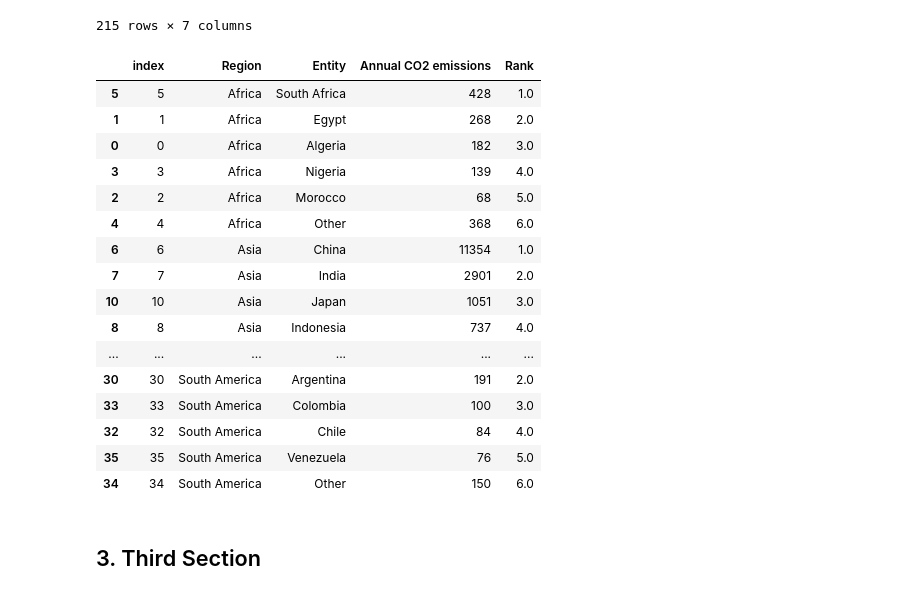
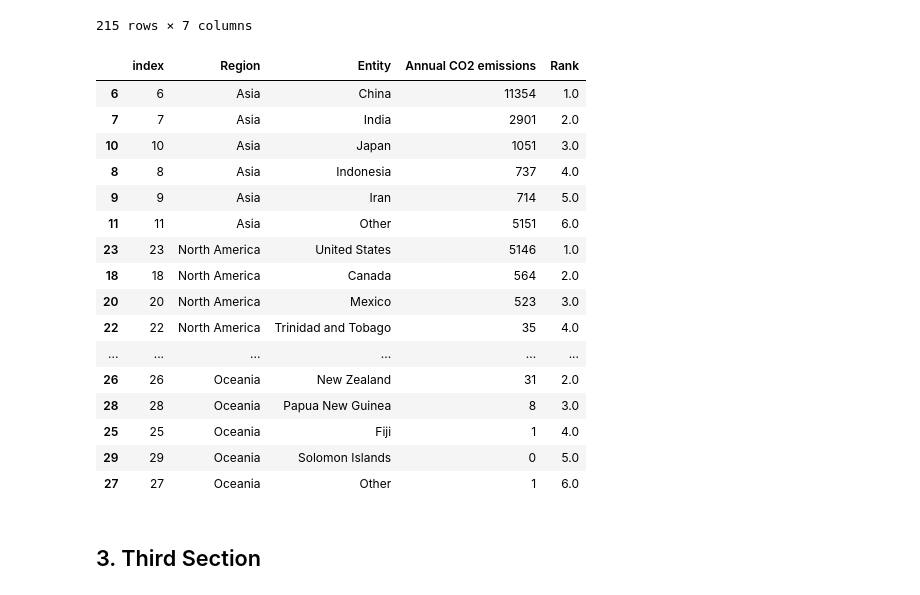
Before and after one commit to AndreStc21/Data_Visualization_Chart_Troopers, a Jupyter notebook: assignment_1/data_preparation.ipynb, the cells around one changed output. Drawn from its saved outputs; the diff is of its cells as text; code cells hidden in the pictures.

Commit message:
"ChatGPT Colpisce ancora", country sempre raggruppate, MA ordinate per continente (+ emissioni -> - emissioni)

```diff
--- a/assignment_1/data_preparation.ipynb
+++ b/assignment_1/data_preparation.ipynb
@@ -151,40 +151,47 @@ df_last_year_with_regions
 # %%
 top_n = 5
 
 df_last_year_with_regions_sorted = df_last_year_with_regions.sort_values(by=['Region', 'Annual CO2 emissions'], ascending=[True, False])
 
 df_last_year_with_regions_sorted['Rank'] = df_last_year_with_regions_sorted.groupby('Region')['Annual CO2 emissions'].rank(method='first', ascending=False)
 
 df_last_year_with_regions_sorted['Entity'] = df_last_year_with_regions_sorted.apply(lambda row: row['Entity'] if row['Rank'] <= top_n else 'Other', axis=1)
 
 df_last_year_with_regions_aggregated = df_last_year_with_regions_sorted.groupby(['Region', 'Entity'], as_index=False).agg({'Annual CO2 emissions': 'sum', 'Rank' : 'min'}).reset_index()
 
-df_last_year_with_regions_aggregated = df_last_year_with_regions_aggregated.sort_values(by=['Region', 'Rank'], ascending=True)
+df_continent_totals = df_last_year_with_regions_aggregated.groupby('Region')['Annual CO2 emissions'].sum().reset_index()
+
+df_continent_totals = df_continent_totals.sort_values(by='Annual CO2 emissions', ascending=False)
+
+df_last_year_with_regions_aggregated = pd.merge(df_last_year_with_regions_aggregated, df_continent_totals, on='Region', suffixes=('', '_Total'))
+
+df_last_year_with_regions_aggregated = df_last_year_with_regions_aggregated.sort_values(by=['Annual CO2 emissions_Total', 'Rank'], ascending=[False, True])
+df_last_year_with_regions_aggregated = df_last_year_with_regions_aggregated.drop('Annual CO2 emissions_Total', axis=1)
 
 df_last_year_with_regions_aggregated['Annual CO2 emissions'] /= 1_000_000
 df_last_year_with_regions_aggregated['Annual CO2 emissions'] = df_last_year_with_regions_aggregated['Annual CO2 emissions'].astype(int)
 
-df_last_year_with_regions_aggregated.to_csv('co-emissions-last-year-region-comparison.csv')
+df_last_year_with_regions_aggregated.to_csv('co-emissions-last-year-region-comparison.csv', index=False)
 
 df_last_year_with_regions_aggregated
 # %% [output]
 |  | index | Region | Entity | Annual CO2 emissions | Rank |
-| 5 | 5 | Africa | South Africa | 428 | 1.0 |
-| 1 | 1 | Africa | Egypt | 268 | 2.0 |
-| 0 | 0 | Africa | Algeria | 182 | 3.0 |
-| 3 | 3 | Africa | Nigeria | 139 | 4.0 |
-| 2 | 2 | Africa | Morocco | 68 | 5.0 |
-| 4 | 4 | Africa | Other | 368 | 6.0 |
 | 6 | 6 | Asia | China | 11354 | 1.0 |
 | 7 | 7 | Asia | India | 2901 | 2.0 |
 | 10 | 10 | Asia | Japan | 1051 | 3.0 |
 | 8 | 8 | Asia | Indonesia | 737 | 4.0 |
+| 9 | 9 | Asia | Iran | 714 | 5.0 |
+| 11 | 11 | Asia | Other | 5151 | 6.0 |
+| 23 | 23 | North America | United States | 5146 | 1.0 |
+| 18 | 18 | North America | Canada | 564 | 2.0 |
+| 20 | 20 | North America | Mexico | 523 | 3.0 |
+| 22 | 22 | North America | Trinidad and Tobago | 35 | 4.0 |
 | ... | ... | ... | ... | ... | ... |
-| 30 | 30 | South America | Argentina | 191 | 2.0 |
-| 33 | 33 | South America | Colombia | 100 | 3.0 |
-| 32 | 32 | South America | Chile | 84 | 4.0 |
-| 35 | 35 | South America | Venezuela | 76 | 5.0 |
-| 34 | 34 | South America | Other | 150 | 6.0 |
+| 26 | 26 | Oceania | New Zealand | 31 | 2.0 |
+| 28 | 28 | Oceania | Papua New Guinea | 8 | 3.0 |
+| 25 | 25 | Oceania | Fiji | 1 | 4.0 |
+| 29 | 29 | Oceania | Solomon Islands | 0 | 5.0 |
+| 27 | 27 | Oceania | Other | 1 | 6.0 |
 # %% [markdown]
 ## 3. Third Section
 # %% [markdown]
```
Also changed, not shown: 1 other file.
